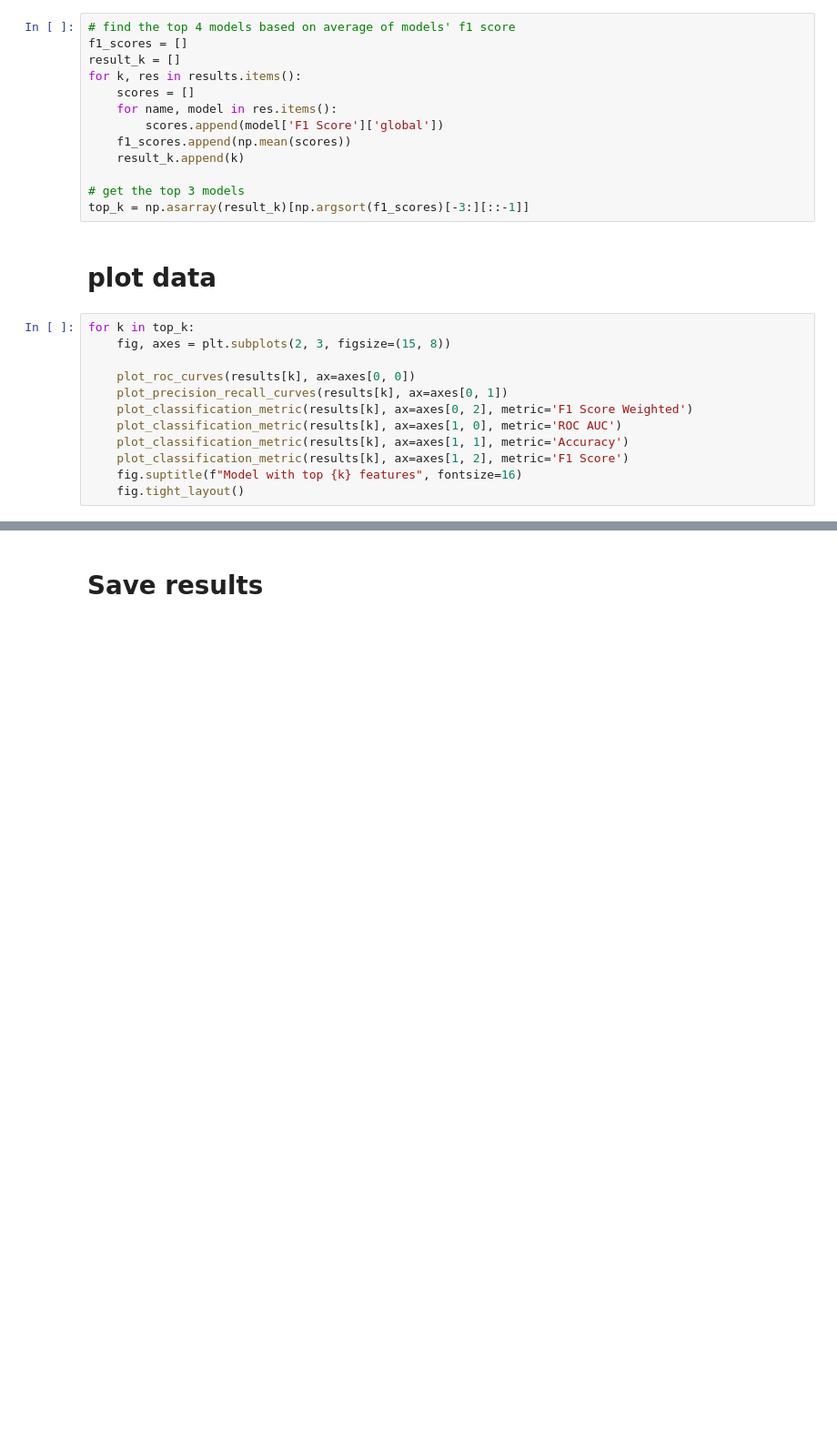
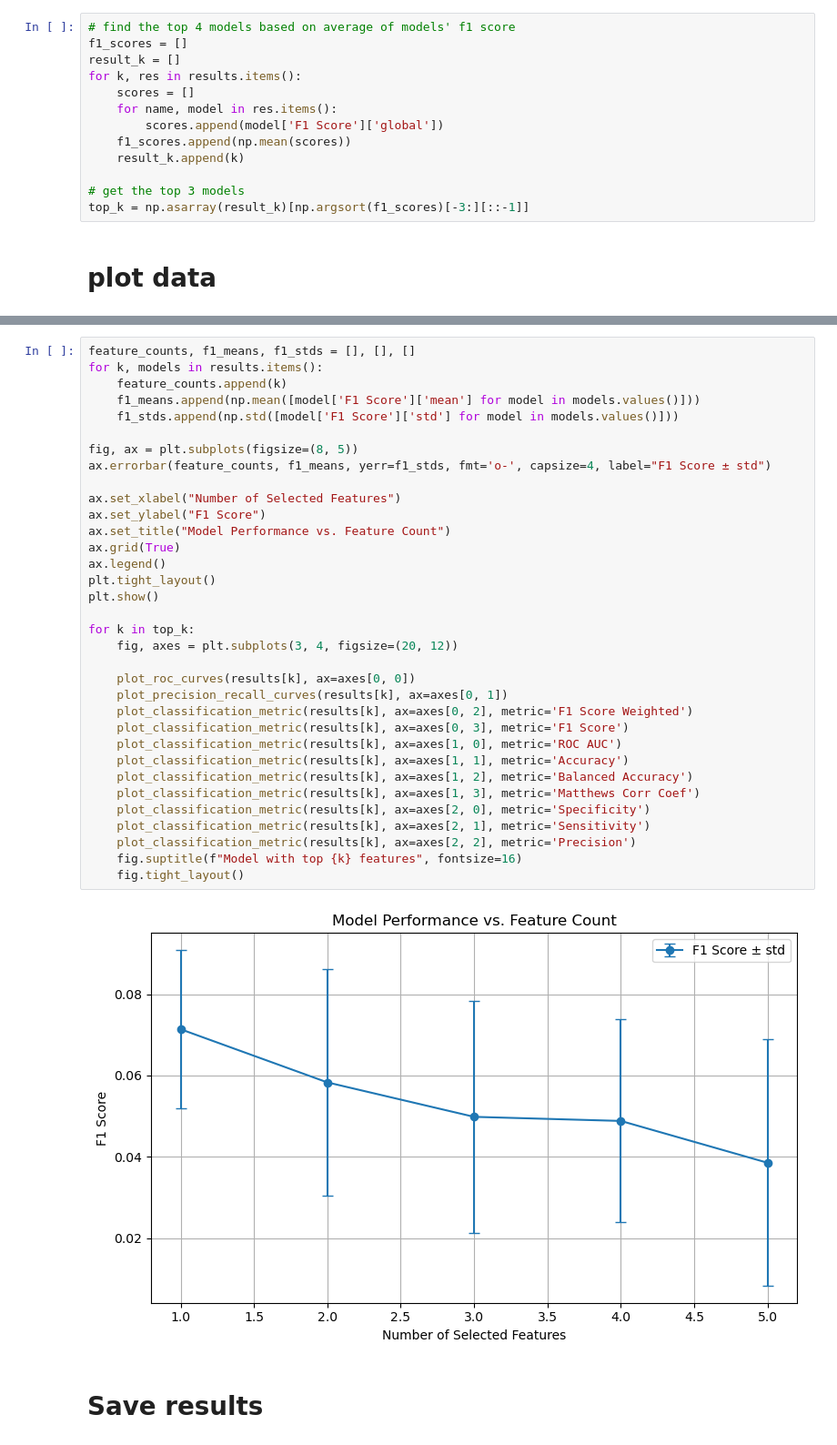
Before and after one commit to CNsquared/breast-cancer-team-1, a Jupyter notebook: project-5/notebooks/chris/latent_space.ipynb, the cells around one changed output, grey strips where cells are left out. Shown: that part at 91% size. Drawn from its saved outputs; the diff is of its cells as text; blank space fills up the shorter version.

```diff
--- a/project-5/notebooks/chris/latent_space.ipynb
+++ b/project-5/notebooks/chris/latent_space.ipynb
@@ -154,15 +154,3 @@ for k, res in results.items():
 top_k = np.asarray(result_k)[np.argsort(f1_scores)[-3:][::-1]]
 # %% [markdown]
 <h1>plot data</h1>
-# %%
-for k in top_k:
-    fig, axes = plt.subplots(2, 3, figsize=(15, 8))
-
-    plot_roc_curves(results[k], ax=axes[0, 0])
-    plot_precision_recall_curves(results[k], ax=axes[0, 1])
-    plot_classification_metric(results[k], ax=axes[0, 2], metric='F1 Score Weighted')
-    plot_classification_metric(results[k], ax=axes[1, 0], metric='ROC AUC')
-    plot_classification_metric(results[k], ax=axes[1, 1], metric='Accuracy')
-    plot_classification_metric(results[k], ax=axes[1, 2], metric='F1 Score')
-    fig.suptitle(f"Model with top {k} features", fontsize=16)
-    fig.tight_layout()
@@ -173,3 +157,39 @@ for k in top_k:
+# %%
+feature_counts, f1_means, f1_stds = [], [], []
+for k, models in results.items():
+    feature_counts.append(k)
+    f1_means.append(np.mean([model['F1 Score']['mean'] for model in models.values()]))
+    f1_stds.append(np.std([model['F1 Score']['std'] for model in models.values()]))
+
+fig, ax = plt.subplots(figsize=(8, 5))
+ax.errorbar(feature_counts, f1_means, yerr=f1_stds, fmt='o-', capsize=4, label="F1 Score ± std")
+
+ax.set_xlabel("Number of Selected Features")
+ax.set_ylabel("F1 Score")
+ax.set_title("Model Performance vs. Feature Count")
+ax.grid(True)
+ax.legend()
+plt.tight_layout()
+plt.show()
+
+for k in top_k:
+    fig, axes = plt.subplots(3, 4, figsize=(20, 12))
+
+    plot_roc_curves(results[k], ax=axes[0, 0])
+    plot_precision_recall_curves(results[k], ax=axes[0, 1])
+    plot_classification_metric(results[k], ax=axes[0, 2], metric='F1 Score Weighted')
+    plot_classification_metric(results[k], ax=axes[0, 3], metric='F1 Score')
+    plot_classification_metric(results[k], ax=axes[1, 0], metric='ROC AUC')
+    plot_classification_metric(results[k], ax=axes[1, 1], metric='Accuracy')
+    plot_classification_metric(results[k], ax=axes[1, 2], metric='Balanced Accuracy')
+    plot_classification_metric(results[k], ax=axes[1, 3], metric='Matthews Corr Coef')
+    plot_classification_metric(results[k], ax=axes[2, 0], metric='Specificity')
+    plot_classification_metric(results[k], ax=axes[2, 1], metric='Sensitivity')
+    plot_classification_metric(results[k], ax=axes[2, 2], metric='Precision')
+    fig.suptitle(f"Model with top {k} features", fontsize=16)
+    fig.tight_layout()
+# %% [output]
+[figure, added]
 # %% [markdown]
 <h1>Save results</h1>
 # %%
```
Also changed, not shown: parts of 6 cells of this notebook, 1 other file.
